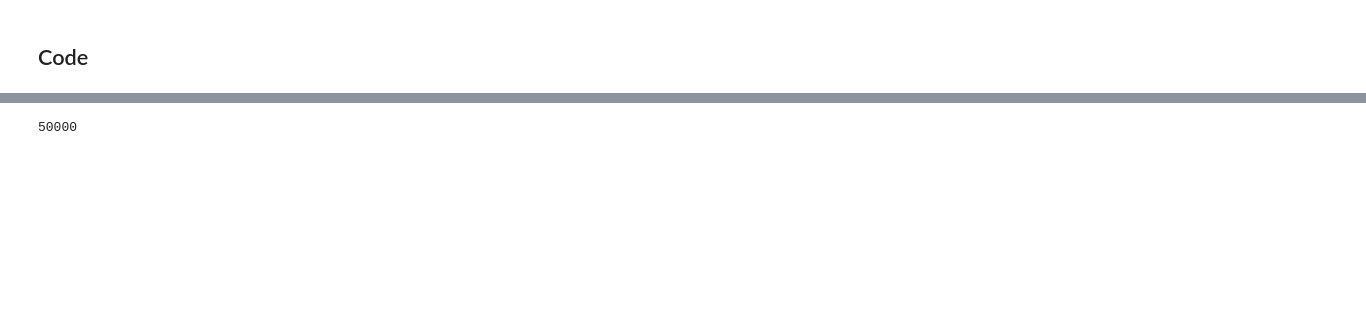
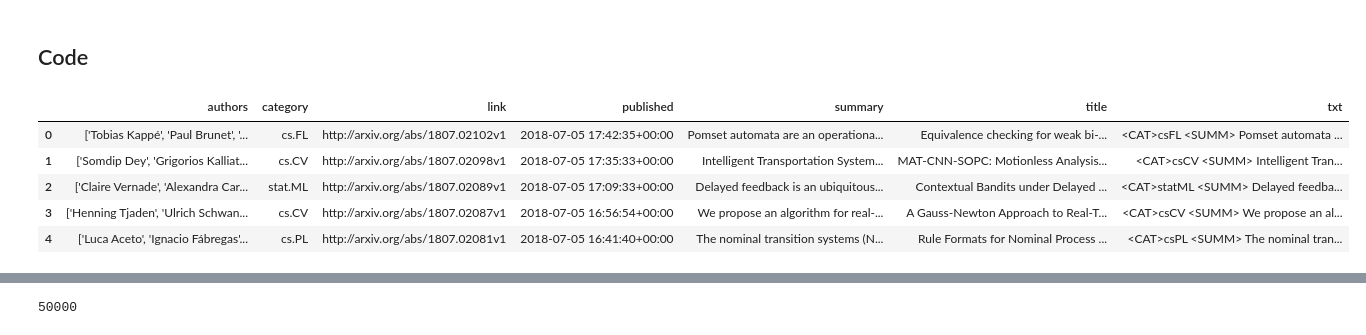
Before and after one commit to x110/MyFastaiNotebooks, a Jupyter notebook: lang_model_arxiv1.ipynb, the cells around one changed output, grey strips where cells are left out. Cells and saved outputs as stored; diff of their text form; code cells hidden in the pictures; blank space fills up the shorter version.

```diff
--- a/lang_model_arxiv1.ipynb
+++ b/lang_model_arxiv1.ipynb
@@ -240,6 +197,17 @@ data  datalab  drive
+# %%
+df_all=pd.read_csv("drive/df_all.csv",index_col=0)
 # %%
 df_mb = pd.read_csv(f'drive/brundage_bot.csv')
 # %% [markdown]
 ## Code
 # %%
 bs,bptt=64,70
+# %%
+df_all.head()
+# %% [output]
+|  | authors | category | link | published | summary | title | txt |
+| 0 | ['Tobias Kappé', 'Paul Brunet', '... | cs.FL | http://arxiv.org/abs/1807.02102v1 | 2018-07-05 17:42:35+00:00 | Pomset automata are an operationa... | Equivalence checking for weak bi-... | <CAT>csFL <SUMM> Pomset automata ... |
+| 1 | ['Somdip Dey', 'Grigorios Kalliat... | cs.CV | http://arxiv.org/abs/1807.02098v1 | 2018-07-05 17:35:33+00:00 | Intelligent Transportation System... | MAT-CNN-SOPC: Motionless Analysis... | <CAT>csCV <SUMM> Intelligent Tran... |
+| 2 | ['Claire Vernade', 'Alexandra Car... | stat.ML | http://arxiv.org/abs/1807.02089v1 | 2018-07-05 17:09:33+00:00 | Delayed feedback is an ubiquitous... | Contextual Bandits under Delayed ... | <CAT>statML <SUMM> Delayed feedba... |
+| 3 | ['Henning Tjaden', 'Ulrich Schwan... | cs.CV | http://arxiv.org/abs/1807.02087v1 | 2018-07-05 16:56:54+00:00 | We propose an algorithm for real-... | A Gauss-Newton Approach to Real-T... | <CAT>csCV <SUMM> We propose an al... |
+| 4 | ['Luca Aceto', 'Ignacio Fábregas'... | cs.PL | http://arxiv.org/abs/1807.02081v1 | 2018-07-05 16:41:40+00:00 | The nominal transition systems (N... | Rule Formats for Nominal Process ... | <CAT>csPL <SUMM> The nominal tran... |
```
Also changed, not shown: parts of 36 cells of this notebook.
